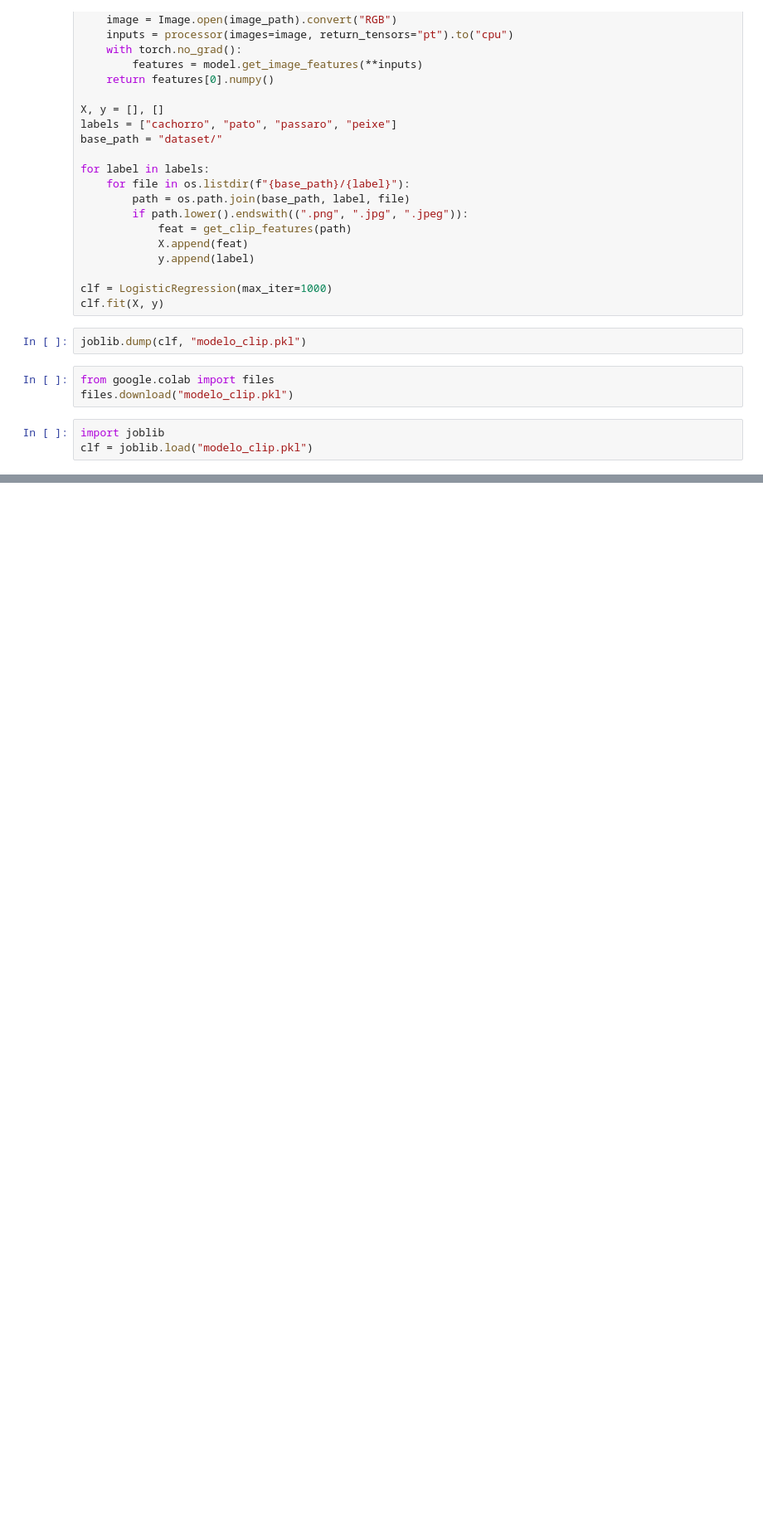
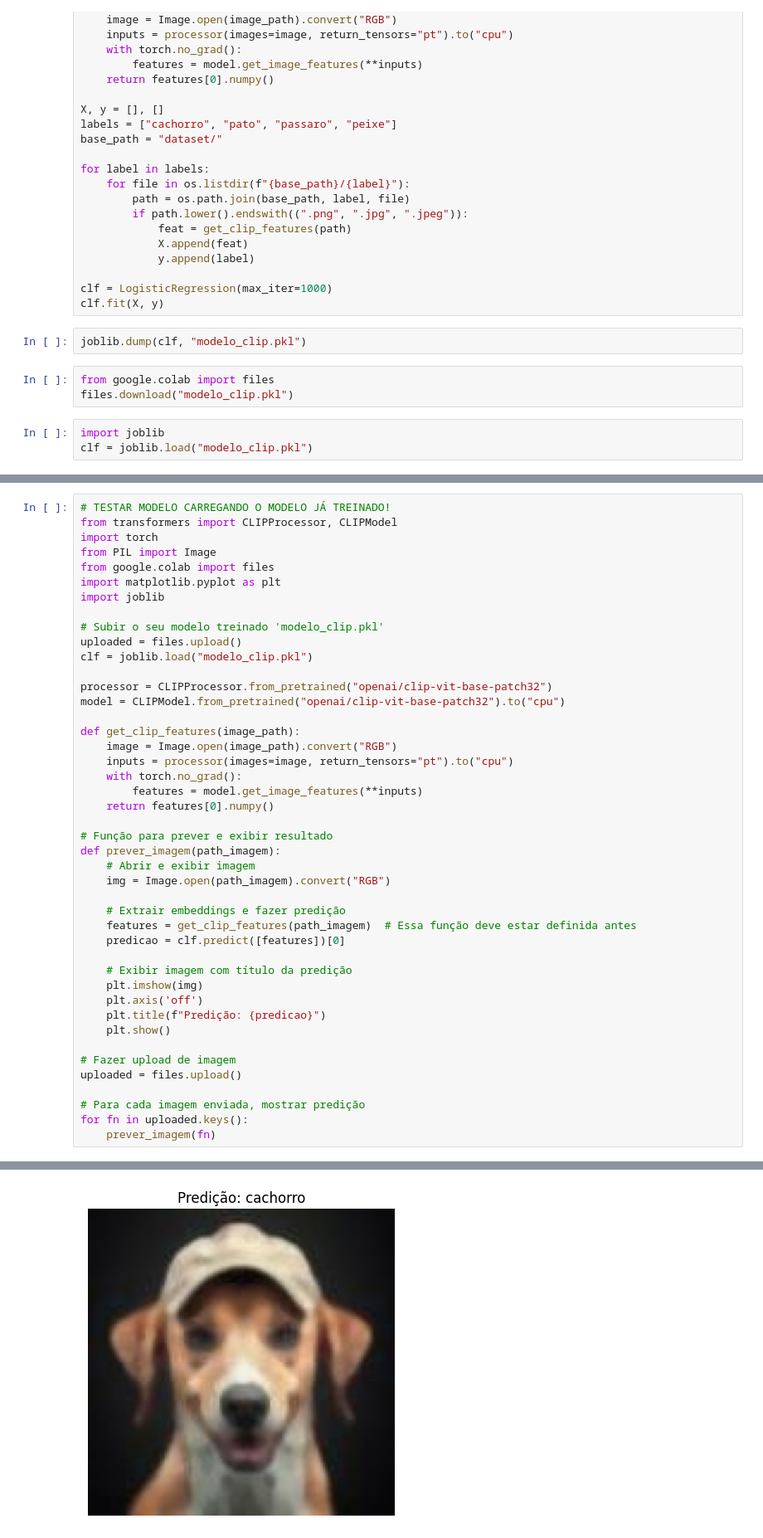
Before and after one commit to romanozamoth/transfer-learning-ml-dio, a Jupyter notebook: New_model_train.ipynb, the cells around one changed output, grey strips where cells are left out. Shown at 83% size. Cells and saved outputs as stored; diff of their text form; blank space fills up the shorter version.

Commit message:
Teste executado carregando modelo já treinado e subindo imagens para validação

```diff
--- a/New_model_train.ipynb
+++ b/New_model_train.ipynb
@@ -81,3 +81,48 @@ uploaded = files.upload()
 # Para cada imagem enviada, mostrar predição
 for fn in uploaded.keys():
     prever_imagem(fn)
+# %%
+# TESTAR MODELO CARREGANDO O MODELO JÁ TREINADO!
+from transformers import CLIPProcessor, CLIPModel
+import torch
+from PIL import Image
+from google.colab import files
+import matplotlib.pyplot as plt
+import joblib
+
+# Subir o seu modelo treinado 'modelo_clip.pkl'
+uploaded = files.upload()
+clf = joblib.load("modelo_clip.pkl")
+
+processor = CLIPProcessor.from_pretrained("openai/clip-vit-base-patch32")
+model = CLIPModel.from_pretrained("openai/clip-vit-base-patch32").to("cpu")
+
+def get_clip_features(image_path):
+    image = Image.open(image_path).convert("RGB")
+    inputs = processor(images=image, return_tensors="pt").to("cpu")
+    with torch.no_grad():
+        features = model.get_image_features(**inputs)
+    return features[0].numpy()
+
+# Função para prever e exibir resultado
+def prever_imagem(path_imagem):
+    # Abrir e exibir imagem
+    img = Image.open(path_imagem).convert("RGB")
+
+    # Extrair embeddings e fazer predição
+    features = get_clip_features(path_imagem)  # Essa função deve estar definida antes
+    predicao = clf.predict([features])[0]
+
+    # Exibir imagem com título da predição
+    plt.imshow(img)
+    plt.axis('off')
+    plt.title(f"Predição: {predicao}")
+    plt.show()
+
+# Fazer upload de imagem
+uploaded = files.upload()
+
+# Para cada imagem enviada, mostrar predição
+for fn in uploaded.keys():
+    prever_imagem(fn)
+# %% [output]
@@ -83,0 +145 @@ for fn in uploaded.keys():
+[figure, added]
```
Also changed, not shown: parts of 2 cells of this notebook.
